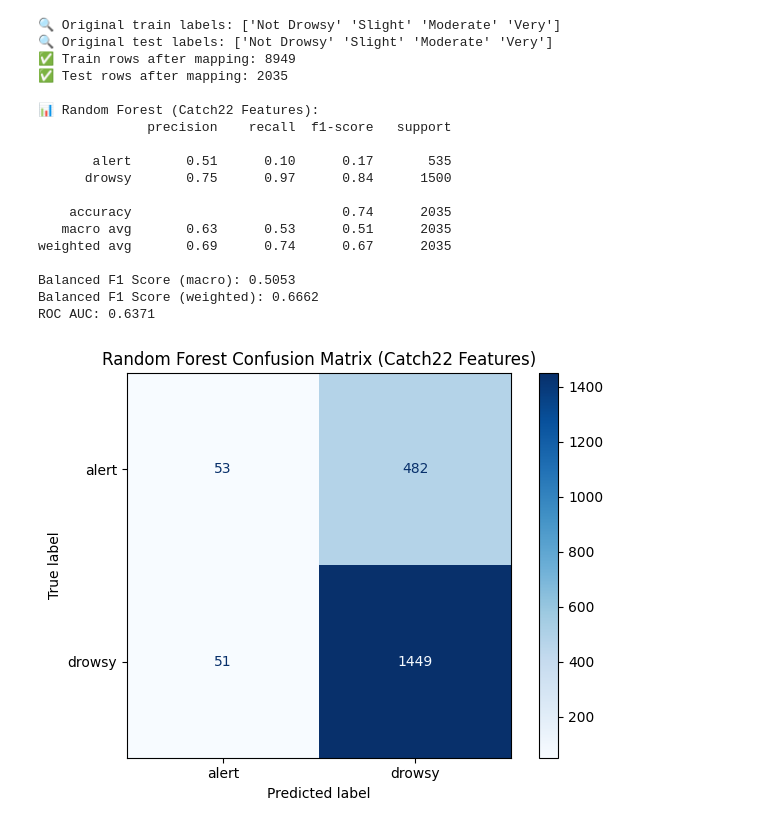
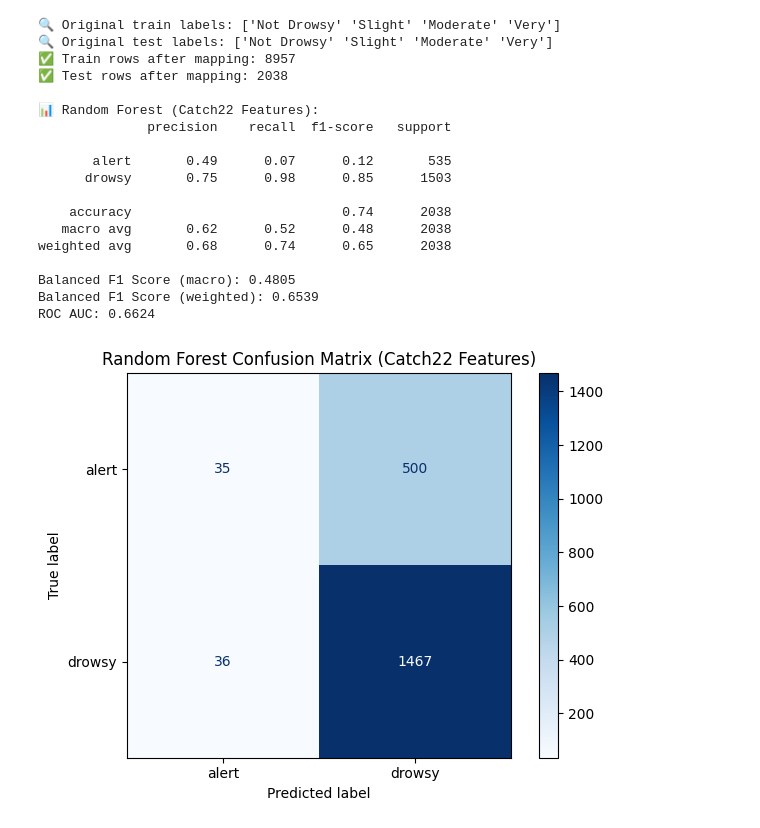
Before and after one commit to aaryan-nagpal1/Thesis, a Jupyter notebook: catch22.ipynb, the cells around one changed output. Drawn from its saved outputs; the diff is of its cells as text; code cells hidden in the pictures.

```diff
--- a/catch22.ipynb
+++ b/catch22.ipynb
@@ -95,7 +151,7 @@ from sklearn.preprocessing import LabelEncoder
 from imblearn.over_sampling import SMOTE
 
 # === Load original dataset ===
-df = pd.read_csv('Classification_Combined_Data/S1_S2_train_data_c22.csv')
+df = pd.read_csv('Classification_Combined_Data/S1_S2_train_catch22.csv')
 
 # === Define label map ===
 label_map = {
@@ -104,12 +160,12 @@ label_map = {
     'Moderate': 'drowsy',
     'Very': 'drowsy'
 }
-df['Label'] = df['Label'].map(label_map)
+df['Label_unify'] = df['Label_unify'].map(label_map)
 
 # === Drop metadata columns ===
-feature_cols = [col for col in df.columns if col not in ['window_start', 'ID', 'Study', 'Label']]
-X = df[feature_cols]
-y = df['Label']
+feature_cols = [col for col in df.columns if col not in ['ID', 'record_time', 'UNIX', 'Label_unify', 'Label_num']]
+X = df[feature_cols].fillna(0)  # <-- Replace NaN with 0 here
+y = df['Label_unify']
 
 # === Encode remapped labels ===
 le = LabelEncoder()
@@ -279,8 +336,8 @@ from sklearn.metrics import (
 from imblearn.over_sampling import SMOTE
 
 # === FILE PATHS ===
-train_path = 'Classification_Combined_Data/S1_S2_train_data_c22.csv'
-test_path = 'Classification_Combined_Data/S1_S2_test_data_c22.csv'
+train_path = 'Classification_Combined_Data/S1_S2_train_catch22.csv'
+test_path = 'Classification_Combined_Data/S1_S2_test_catch22.csv'
 
 # === LABEL MAP ===
 label_map = {
@@ -294,32 +351,32 @@ label_map = {
 train_df = pd.read_csv(train_path)
 test_df = pd.read_csv(test_path)
 
-print("🔍 Original train labels:", train_df['Label'].unique())
-print("🔍 Original test labels:", test_df['Label'].unique())
+print("🔍 Original train labels:", train_df['Label_unify'].unique())
+print("🔍 Original test labels:", test_df['Label_unify'].unique())
 
 # === APPLY MAPPING ONLY IF NEEDED ===
 def map_labels(df):
-    if any(lbl in df['Label'].unique() for lbl in label_map.keys()):
-        df['Label'] = df['Label'].map(label_map)
+    if any(lbl in df['Label_unify'].unique() for lbl in label_map.keys()):
+        df['Label_unify'] = df['Label_unify'].map(label_map)
     return df
 
 train_df = map_labels(train_df)
 test_df = map_labels(test_df)
 
-train_df = train_df[train_df['Label'].notna()]
-test_df = test_df[test_df['Label'].notna()]
+train_df = train_df[train_df['Label_unify'].notna()]
+test_df = test_df[test_df['Label_unify'].notna()]
 
 print(f"✅ Train rows after mapping: {len(train_df)}")
 print(f"✅ Test rows after mapping: {len(test_df)}")
 
 # === FEATURE SELECTION ===
-non_features = ['window_start', 'ID', 'Study', 'Label']
+non_features = ['ID', 'record_time', 'UNIX', 'Label_unify', 'Label_num']
 features = [col for col in train_df.columns if col not in non_features]
 
-X_train = train_df[features]
-y_train = train_df['Label']
-X_test = test_df[features]
-y_test = test_df['Label']
+X_train = train_df[features].fillna(0)
+y_train = train_df['Label_unify']
+X_test = test_df[features].fillna(0)
+y_test = test_df['Label_unify']
 
 # === ENCODE LABELS (TRAIN+TEST UNION) ===
 le = LabelEncoder()
@@ -369,41 +426,56 @@ print(f"Balanced F1 Score (macro): {f1_macro:.4f}")
 print(f"Balanced F1 Score (weighted): {f1_weighted:.4f}")
 
 # === ROC-AUC (Handles multi-class automatically) ===
 if len(le.classes_) == 2:
     auc_score = roc_auc_score(y_test_enc, y_proba_rf[:, 1])
 else:
     auc_score = roc_auc_score(y_test_enc, y_proba_rf, multi_class='ovr', average='macro')
 
 print(f"ROC AUC: {auc_score:.4f}")
 
 # === CONFUSION MATRIX ===
 ConfusionMatrixDisplay.from_predictions(
     y_test_enc,
     y_pred_rf,
     labels=custom_label_indices,
     display_labels=[le.classes_[i] for i in custom_label_indices],
     cmap='Blues'
 )
 plt.title("Random Forest Confusion Matrix (Catch22 Features)")
 plt.tight_layout()
 plt.show()
+
+# === FEATURE IMPORTANCE ===
+importances = rf_model.feature_importances_
+importance_df = pd.DataFrame({
+    'Feature': features,
+    'Importance': importances
+}).sort_values(by='Importance', ascending=False)
+
+# === Plot top 20 features ===
+plt.figure(figsize=(10, 6))
+plt.barh(importance_df['Feature'][:20][::-1], importance_df['Importance'][:20][::-1], color='teal')
+plt.title("Top 20 Feature Importances (Random Forest)")
+plt.xlabel("Importance")
+plt.tight_layout()
+plt.show()
 # %% [output]
 🔍 Original train labels: ['Not Drowsy' 'Slight' 'Moderate' 'Very']
 🔍 Original test labels: ['Not Drowsy' 'Slight' 'Moderate' 'Very']
-✅ Train rows after mapping: 8949
-✅ Test rows after mapping: 2035
+✅ Train rows after mapping: 8957
+✅ Test rows after mapping: 2038
 
 📊 Random Forest (Catch22 Features):
               precision    recall  f1-score   support
 
-       alert       0.51      0.10      0.17       535
-      drowsy       0.75      0.97      0.84      1500
+       alert       0.49      0.07      0.12       535
+      drowsy       0.75      0.98      0.85      1503
 
-    accuracy                           0.74      2035
-   macro avg       0.63      0.53      0.51      2035
-weighted avg       0.69      0.74      0.67      2035
+    accuracy                           0.74      2038
+   macro avg       0.62      0.52      0.48      2038
+weighted avg       0.68      0.74      0.65      2038
 
-Balanced F1 Score (macro): 0.5053
-Balanced F1 Score (weighted): 0.6662
-ROC AUC: 0.6371
+Balanced F1 Score (macro): 0.4805
+Balanced F1 Score (weighted): 0.6539
+ROC AUC: 0.6624
-[figure, old version]
+[figure, new version]
```
Also changed, not shown: parts of 9 cells of this notebook, 2 other files.
